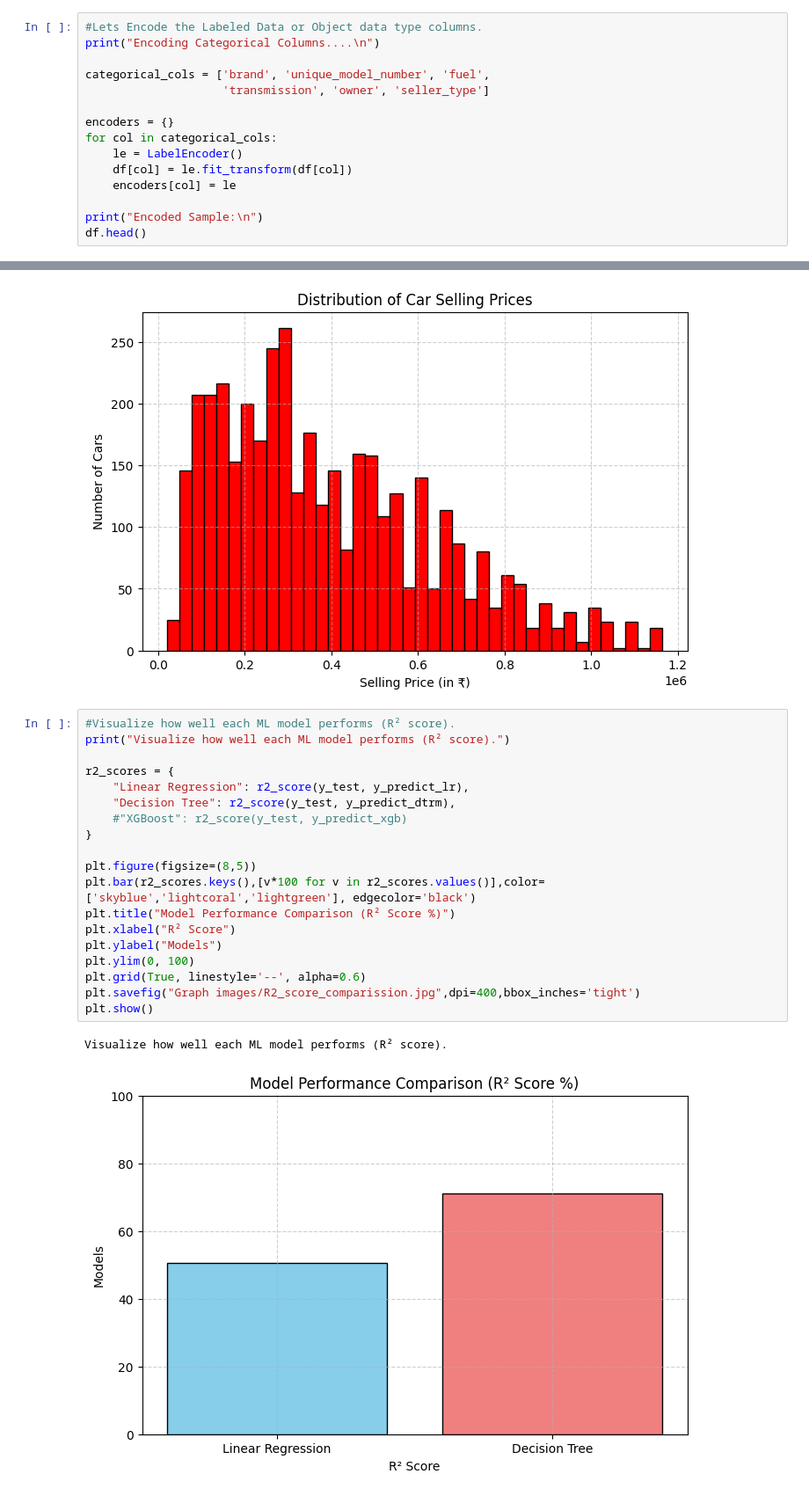
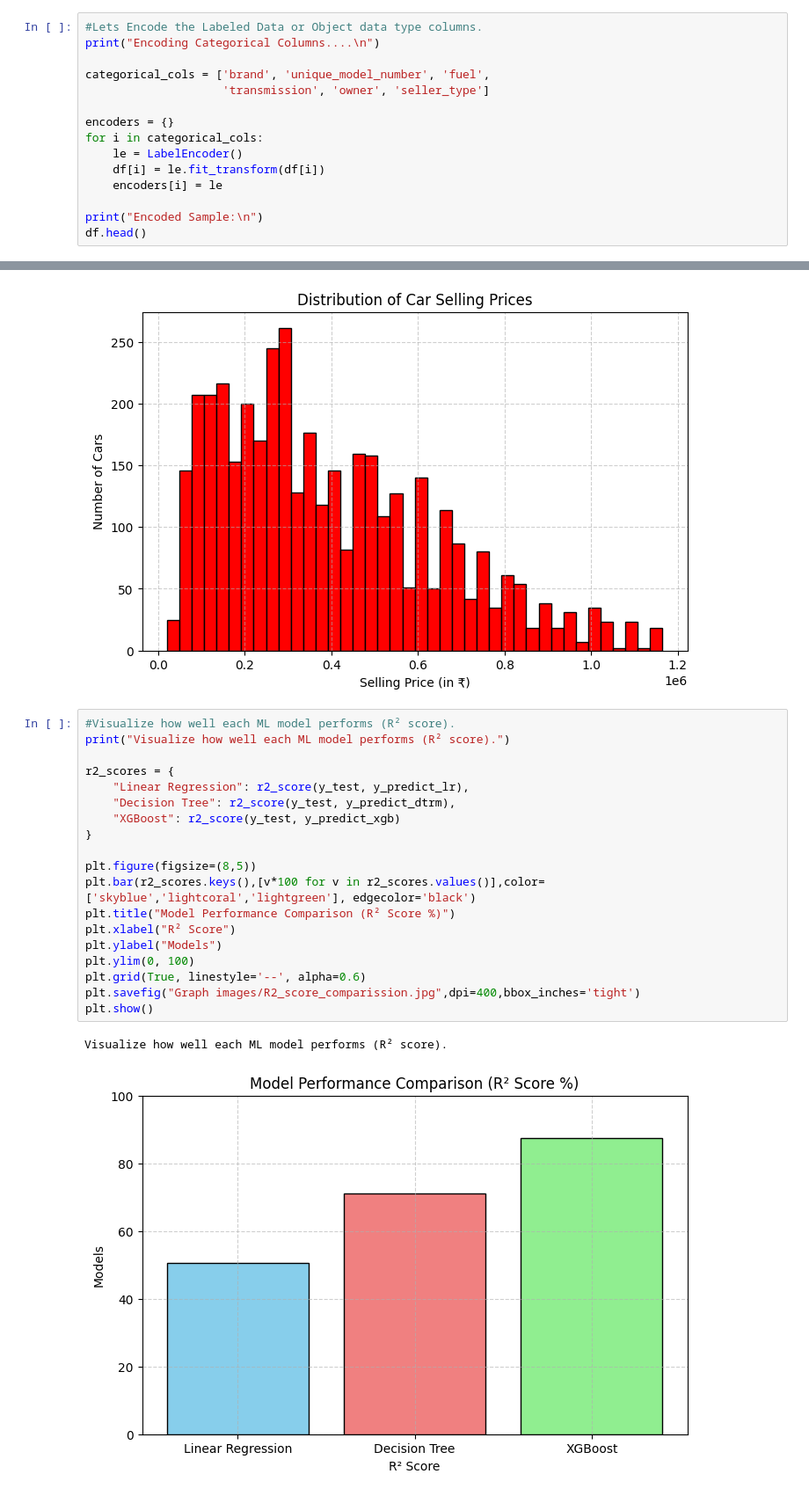
Before and after one commit to derravi/AI-Powered_Car_Price_Estimation_and_Market_Segmentation, a Jupyter notebook: AI-Powered Car Price Estimation and Market Segmentation.ipynb, the cells around one changed output, grey strips where cells are left out. Shown at 88% size. Cells and saved outputs as stored; diff of their text form.

```diff
--- a/AI-Powered Car Price Estimation and Market Segmentation.ipynb
+++ b/AI-Powered Car Price Estimation and Market Segmentation.ipynb
@@ -243,10 +244,10 @@ categorical_cols = ['brand', 'unique_model_number', 'fuel',
                     'transmission', 'owner', 'seller_type']
 
 encoders = {}
-for col in categorical_cols:
+for i in categorical_cols:
     le = LabelEncoder()
-    df[col] = le.fit_transform(df[col])
-    encoders[col] = le
+    df[i] = le.fit_transform(df[i])
+    encoders[i] = le
 
 print("Encoded Sample:\n")
 df.head()
@@ -503,22 +517,22 @@ Shows overall distribution of car prices in the dataset........
 # %%
 #Visualize how well each ML model performs (R² score).
 print("Visualize how well each ML model performs (R² score).")
 
 r2_scores = {
     "Linear Regression": r2_score(y_test, y_predict_lr),
     "Decision Tree": r2_score(y_test, y_predict_dtrm),
-    #"XGBoost": r2_score(y_test, y_predict_xgb)
+    "XGBoost": r2_score(y_test, y_predict_xgb)
 }
 
 plt.figure(figsize=(8,5))
 plt.bar(r2_scores.keys(),[v*100 for v in r2_scores.values()],color=['skyblue','lightcoral','lightgreen'], edgecolor='black')
 plt.title("Model Performance Comparison (R² Score %)")
 plt.xlabel("R² Score")
 plt.ylabel("Models")
 plt.ylim(0, 100)
 plt.grid(True, linestyle='--', alpha=0.6)
 plt.savefig("Graph images/R2_score_comparission.jpg",dpi=400,bbox_inches='tight')
 plt.show()
 # %% [output]
 Visualize how well each ML model performs (R² score).
-[figure, old version]
+[figure, new version]
```
Also changed, not shown: parts of 4 cells of this notebook, 8 other files.
